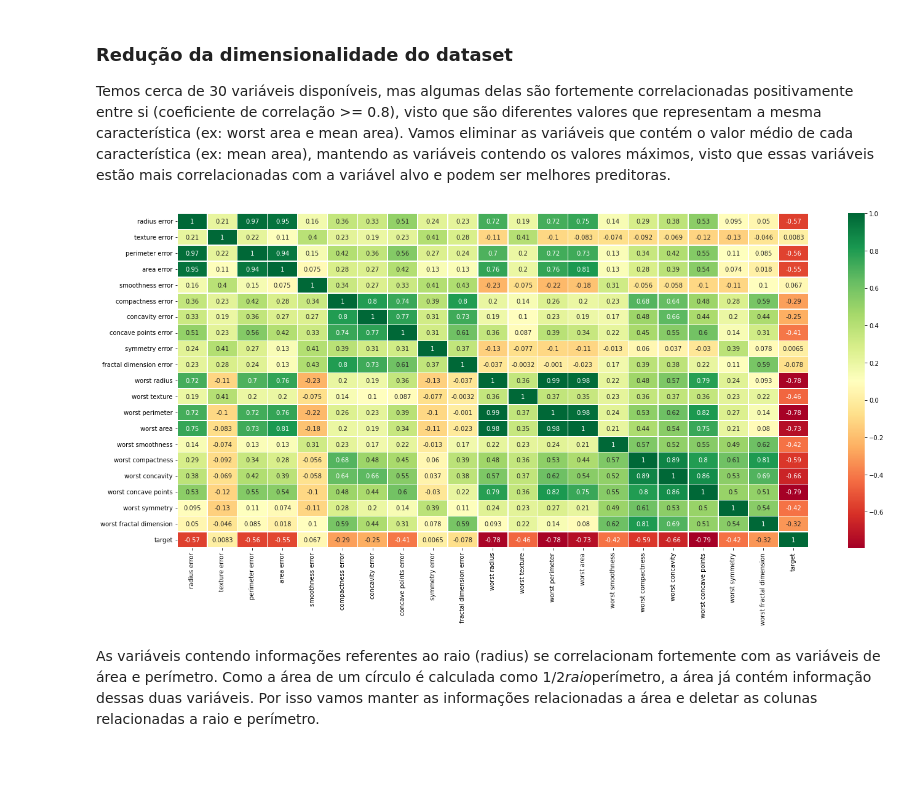
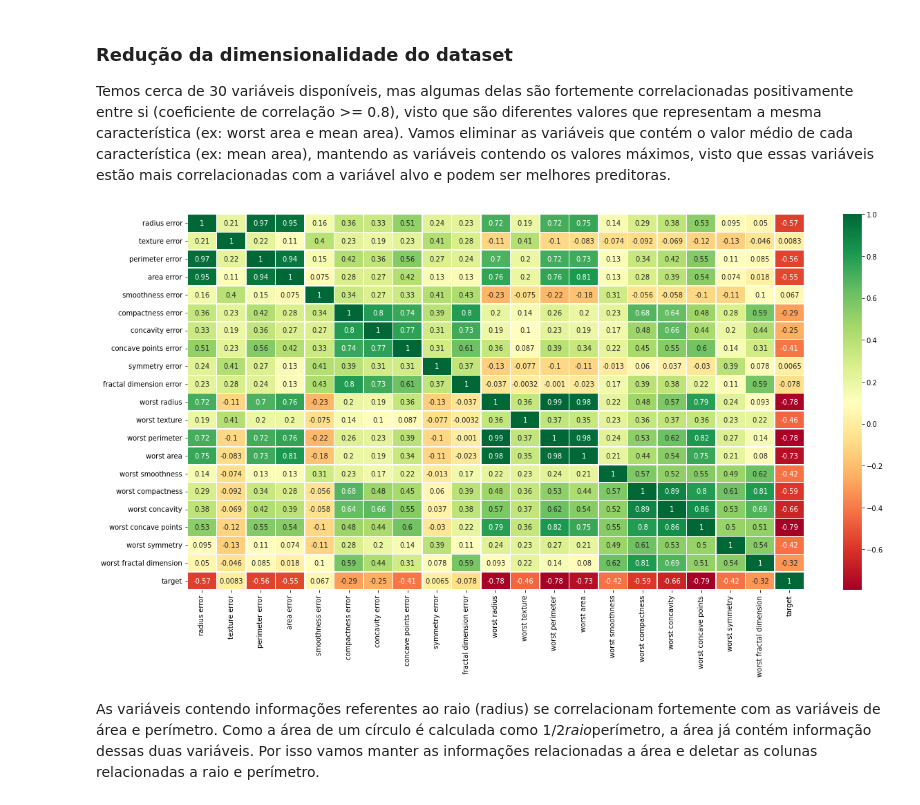
Before and after one commit to ailafelixa/ML-Model-Breast-Cancer-Predition-WisconsinDataset, a Jupyter notebook: breast_cancer_model.ipynb, the cells around one changed output. Cells and saved outputs as stored; diff of their text form; code cells hidden in the pictures; blank space fills up the shorter version.

```diff
--- a/breast_cancer_model.ipynb
+++ b/breast_cancer_model.ipynb
@@ -149,11 +149,11 @@ Temos cerca de 30 variáveis disponíveis, mas algumas delas são fortemente cor
 # %%
 data_df = data_df.drop(['mean radius', 'mean texture', 'mean perimeter', 'mean area', 'mean smoothness', 'mean compactness', 'mean concavity', 'mean concave points', 'mean symmetry', 'mean fractal dimension'], axis=1)
 # %%
-plt.figure(figsize=(23, 10))
+plt.figure(figsize=(20, 10))
 color_palette = 'RdYlGn'
 hm_pp = sns.heatmap(data_df.corr(),annot=True, linewidth=.5, cmap=color_palette)
 # %% [output]
-[figure, old version]
+[figure, new version]
 # %% [markdown]
 As variáveis contendo informações referentes ao raio (radius) se correlacionam fortemente com as variáveis de área e perímetro. Como a área de um círculo é calculada como 1/2*raio*perímetro, a área já contém informação dessas duas variáveis. Por isso vamos manter as informações relacionadas a área e deletar as colunas relacionadas a raio e perímetro.
 # %%
```
Also changed, not shown: parts of 9 cells of this notebook.
